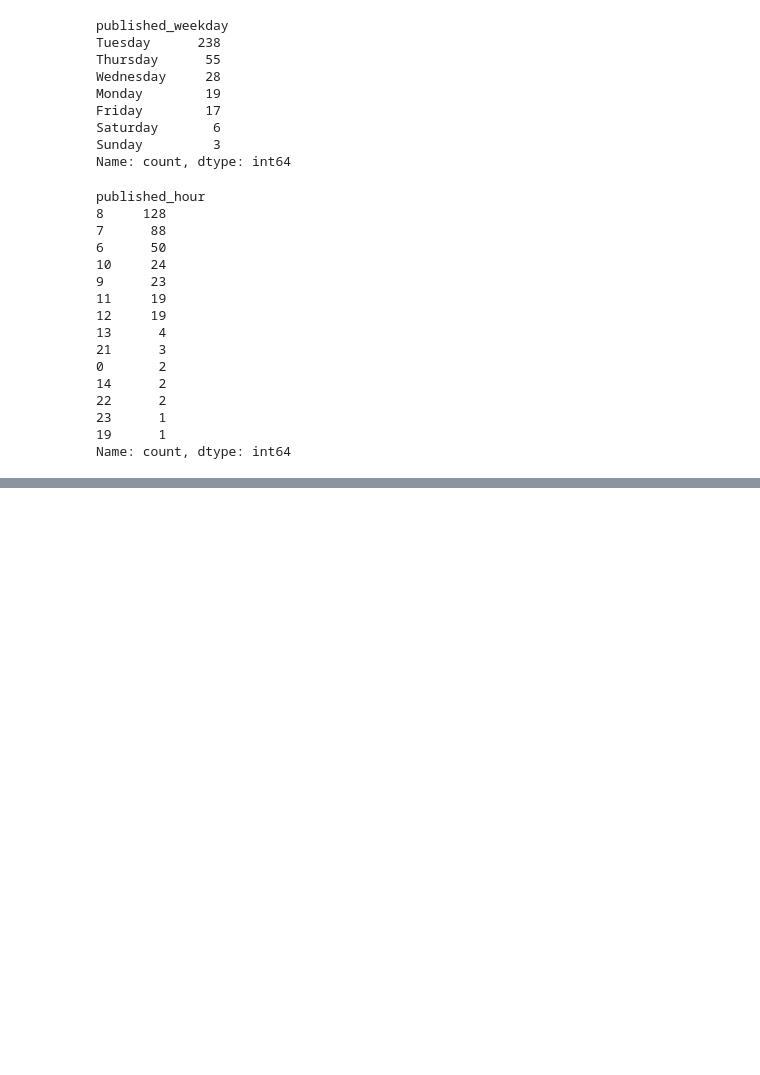
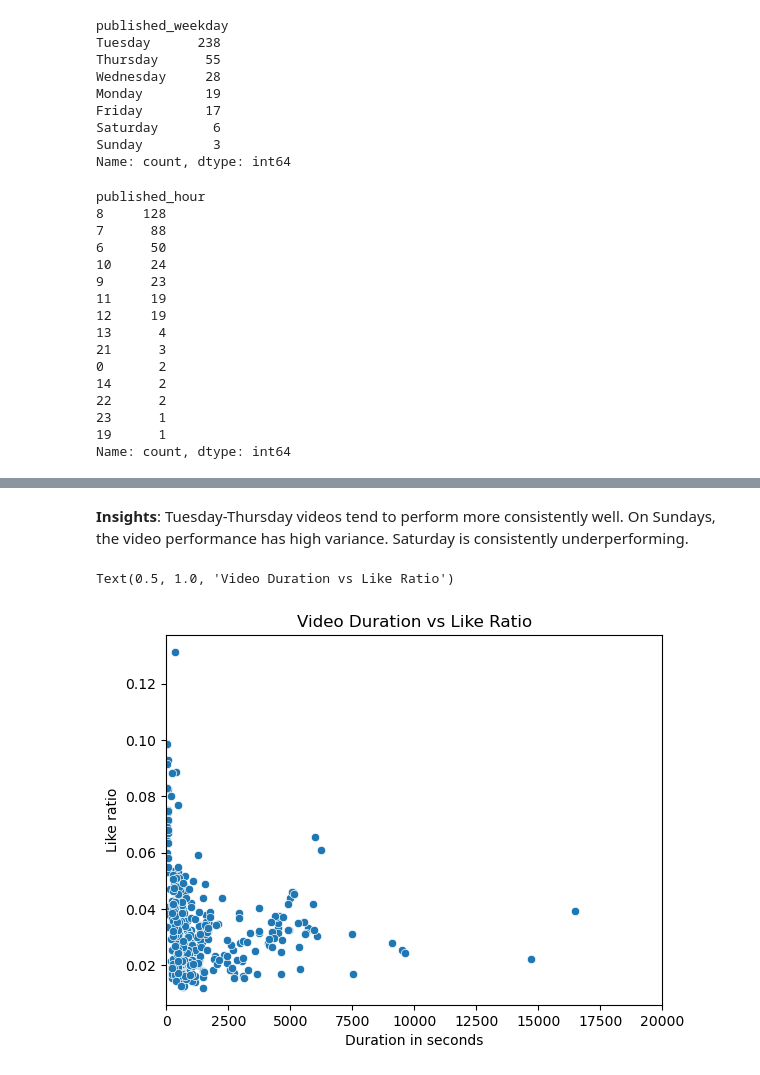
Before and after one commit to LiLuo086/alex-the-analyst-youtube-analysis, a Jupyter notebook: eda.ipynb, the cells around one changed output, grey strips where cells are left out. Cells and saved outputs as stored; diff of their text form; code cells hidden in the pictures; blank space fills up the shorter version.

```diff
--- a/eda.ipynb
+++ b/eda.ipynb
@@ -126,0 +153,12 @@ Name: count, dtype: int64
+# %% [markdown]
+**Insights**: Tuesday-Thursday videos tend to perform more consistently well. On Sundays, the video performance has high variance. Saturday is consistently underperforming.
+# %%
+# Like ratio vs duration
+sns.scatterplot(x='duration_seconds', y='like_ratio', data=df)
+plt.xlim([0,20000])
+plt.xlabel('Duration in seconds')
+plt.ylabel('Like ratio')
+plt.title("Video Duration vs Like Ratio")
+# %% [output]
+Text(0.5, 1.0, 'Video Duration vs Like Ratio')
+[figure, added]
```
Also changed, not shown: parts of 19 cells of this notebook, 1 other file.
